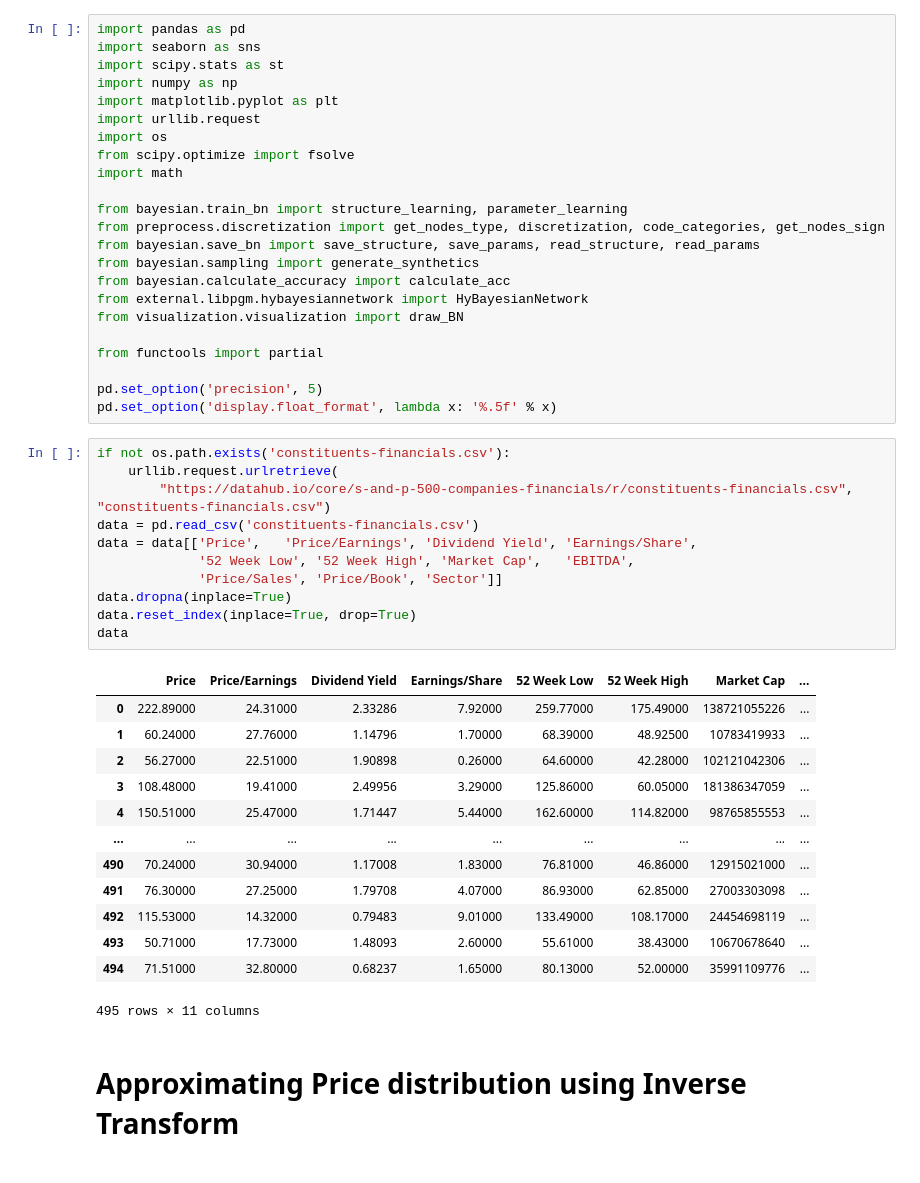
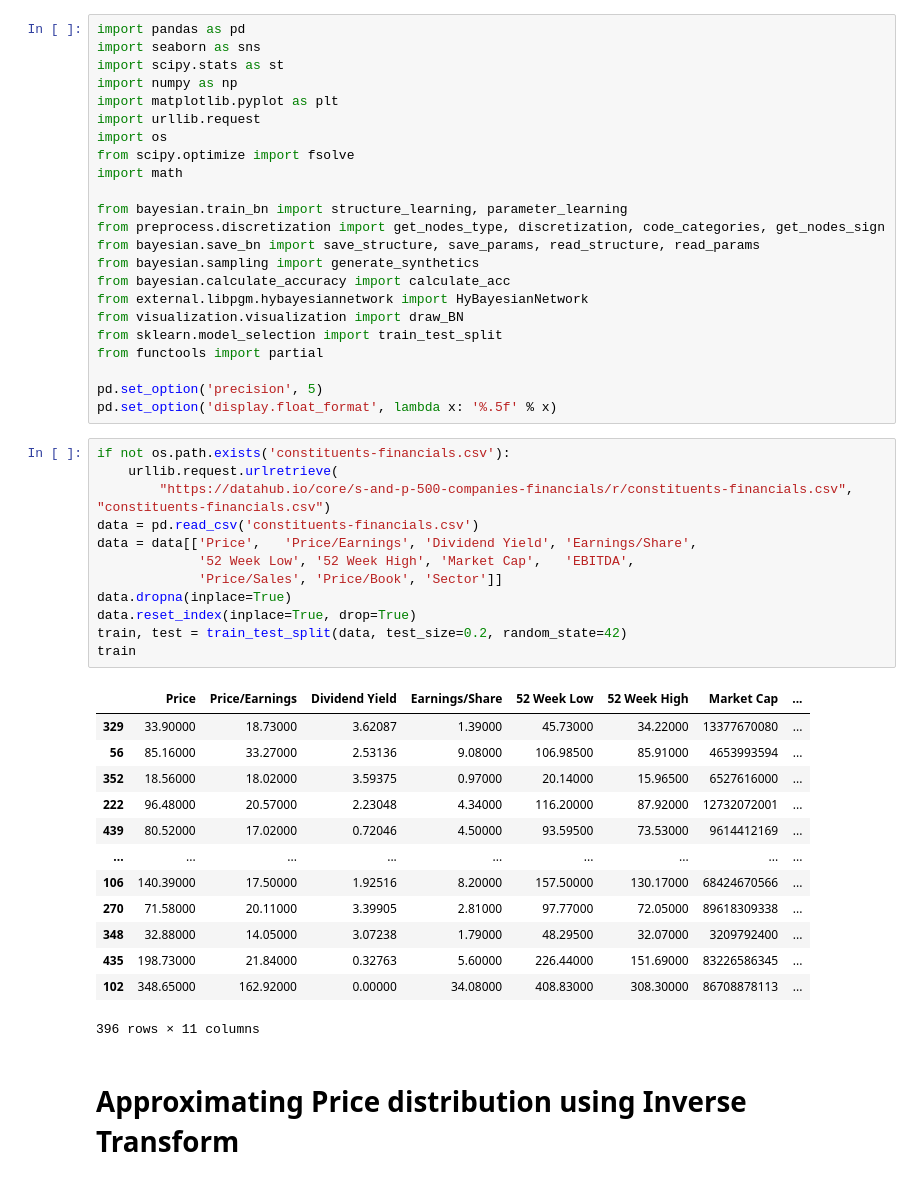
Before and after one commit to morkovka1337/multidimensional_data_processing, a Jupyter notebook: task3_BAMT.ipynb, the cells around one changed output. Drawn from its saved outputs; the diff is of its cells as text.

```diff
--- a/task3_BAMT.ipynb
+++ b/task3_BAMT.ipynb
@@ -16,7 +16,7 @@ from bayesian.sampling import generate_synthetics
 from bayesian.calculate_accuracy import calculate_acc
 from external.libpgm.hybayesiannetwork import HyBayesianNetwork
 from visualization.visualization import draw_BN
-
+from sklearn.model_selection import train_test_split
 from functools import partial
 
 pd.set_option('precision', 5)
@@ -24,28 +24,29 @@ pd.set_option('display.float_format', lambda x: '%.5f' % x)
 # %%
 if not os.path.exists('constituents-financials.csv'):
     urllib.request.urlretrieve(
         "https://datahub.io/core/s-and-p-500-companies-financials/r/constituents-financials.csv", "constituents-financials.csv")
 data = pd.read_csv('constituents-financials.csv')
 data = data[['Price',	'Price/Earnings', 'Dividend Yield',	'Earnings/Share',
              '52 Week Low',	'52 Week High',	'Market Cap',	'EBITDA',
              'Price/Sales',	'Price/Book', 'Sector']]
 data.dropna(inplace=True)
 data.reset_index(inplace=True, drop=True)
-data
+train, test = train_test_split(data, test_size=0.2, random_state=42)
+train
 # %% [output]
 |  | Price | Price/Earnings | Dividend Yield | Earnings/Share | 52 Week Low | 52 Week High | Market Cap | ... |
-| 0 | 222.89000 | 24.31000 | 2.33286 | 7.92000 | 259.77000 | 175.49000 | 138721055226 | ... |
-| 1 | 60.24000 | 27.76000 | 1.14796 | 1.70000 | 68.39000 | 48.92500 | 10783419933 | ... |
-| 2 | 56.27000 | 22.51000 | 1.90898 | 0.26000 | 64.60000 | 42.28000 | 102121042306 | ... |
-| 3 | 108.48000 | 19.41000 | 2.49956 | 3.29000 | 125.86000 | 60.05000 | 181386347059 | ... |
-| 4 | 150.51000 | 25.47000 | 1.71447 | 5.44000 | 162.60000 | 114.82000 | 98765855553 | ... |
+| 329 | 33.90000 | 18.73000 | 3.62087 | 1.39000 | 45.73000 | 34.22000 | 13377670080 | ... |
+| 56 | 85.16000 | 33.27000 | 2.53136 | 9.08000 | 106.98500 | 85.91000 | 4653993594 | ... |
+| 352 | 18.56000 | 18.02000 | 3.59375 | 0.97000 | 20.14000 | 15.96500 | 6527616000 | ... |
+| 222 | 96.48000 | 20.57000 | 2.23048 | 4.34000 | 116.20000 | 87.92000 | 12732072001 | ... |
+| 439 | 80.52000 | 17.02000 | 0.72046 | 4.50000 | 93.59500 | 73.53000 | 9614412169 | ... |
 | ... | ... | ... | ... | ... | ... | ... | ... | ... |
-| 490 | 70.24000 | 30.94000 | 1.17008 | 1.83000 | 76.81000 | 46.86000 | 12915021000 | ... |
-| 491 | 76.30000 | 27.25000 | 1.79708 | 4.07000 | 86.93000 | 62.85000 | 27003303098 | ... |
-| 492 | 115.53000 | 14.32000 | 0.79483 | 9.01000 | 133.49000 | 108.17000 | 24454698119 | ... |
-| 493 | 50.71000 | 17.73000 | 1.48093 | 2.60000 | 55.61000 | 38.43000 | 10670678640 | ... |
-| 494 | 71.51000 | 32.80000 | 0.68237 | 1.65000 | 80.13000 | 52.00000 | 35991109776 | ... |
+| 106 | 140.39000 | 17.50000 | 1.92516 | 8.20000 | 157.50000 | 130.17000 | 68424670566 | ... |
+| 270 | 71.58000 | 20.11000 | 3.39905 | 2.81000 | 97.77000 | 72.05000 | 89618309338 | ... |
+| 348 | 32.88000 | 14.05000 | 3.07238 | 1.79000 | 48.29500 | 32.07000 | 3209792400 | ... |
+| 435 | 198.73000 | 21.84000 | 0.32763 | 5.60000 | 226.44000 | 151.69000 | 83226586345 | ... |
+| 102 | 348.65000 | 162.92000 | 0.00000 | 34.08000 | 408.83000 | 308.30000 | 86708878113 | ... |
-495 rows × 11 columns
+396 rows × 11 columns
 # %% [markdown]
 # Approximating Price distribution using Inverse Transform
 # %%
```
Also changed, not shown: parts of 12 cells of this notebook.
